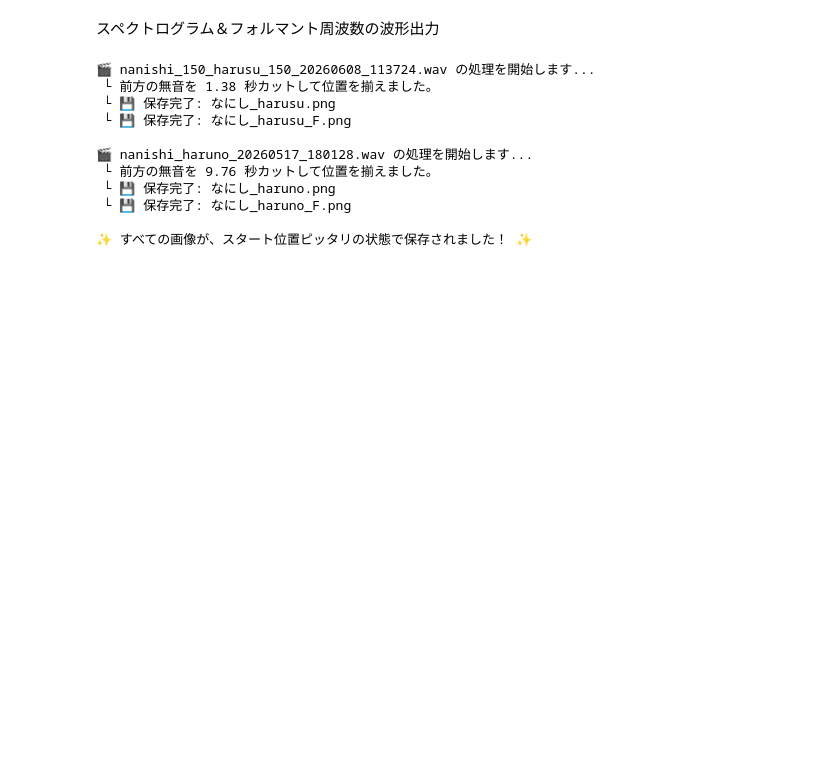
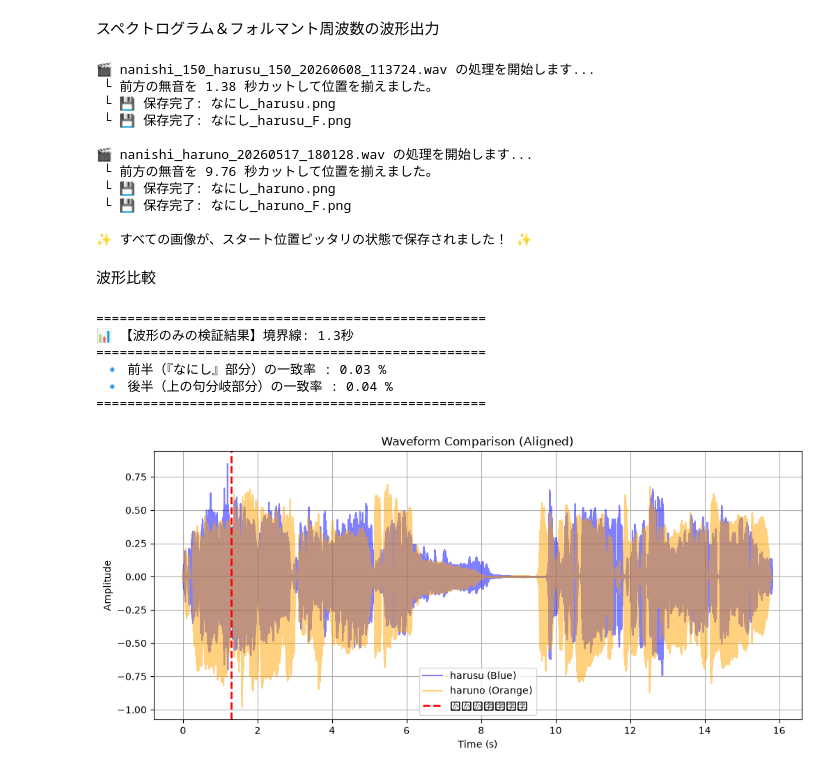
Before and after one commit to JM43-ym/karuta_vosk, a Jupyter notebook: wave_sound.ipynb, the cells around one changed output. Drawn from its saved outputs; the diff is of its cells as text; code cells hidden in the pictures; blank space fills up the shorter version.

```diff
--- a/wave_sound.ipynb
+++ b/wave_sound.ipynb
@@ -109,3 +109,82 @@ print("\n✨ すべての画像が、スタート位置ピッタリの状態で
  └ 💾 保存完了: なにし_haruno_F.png
 
 ✨ すべての画像が、スタート位置ピッタリの状態で保存されました！ ✨
+# %% [markdown]
+波形比較
+# %%
+import librosa
+import librosa.display
+import matplotlib.pyplot as plt
+import numpy as np
+
+# ==========================================
+# 1. 音声ファイルの指定と読み込み
+# ==========================================
+file_harusu = 'nanishi_150_harusu_150_20260608_113724.wav'
+file_haruno = 'nanishi_haruno_20260517_180128.wav'
+
+# モノラルで確実に読み込む
+y1, sr = librosa.load(file_harusu, sr=16000, mono=True)
+y2, _  = librosa.load(file_haruno, sr=16000, mono=True)
+
+# ==========================================
+# 2. 自動で頭合わせ（声が出た瞬間を0秒にする）
+# ==========================================
+w1_trimmed, index1 = librosa.effects.trim(y1, top_db=20)
+w2_trimmed, index2 = librosa.effects.trim(y2, top_db=20)
+
+# 2つの音声の長さを短い方に揃える（単純なカット）
+min_len = min(len(w1_trimmed), len(w2_trimmed))
+w1 = w1_trimmed[:min_len]
+w2 = w2_trimmed[:min_len]
+
+# ==========================================
+# 💡 3. 一致率（類似度）の計算
+# ==========================================
+# 「なにし」が終了する秒数をここで仮設定（グラフを見て後で調整します）
+border_time = 1.3
+idx_border = int(border_time * sr)
+
+def calc_wave_similarity(v1, v2):
+    # コサイン類似度：ベクトルの向き（波の形のパターンの似具合）を-100%〜100%で出す
+    n1, n2 = np.linalg.norm(v1), np.linalg.norm(v2)
+    if n1 == 0 or n2 == 0: return 0
+    return (np.dot(v1, v2) / (n1 * n2)) * 100
+
+sim_zenhan = calc_wave_similarity(w1[:idx_border], w2[:idx_border])
+sim_kouhan = calc_wave_similarity(w1[idx_border:], w2[idx_border:])
+
+print("==================================================")
+print(f"📊 【波形のみの検証結果】境界線: {border_time}秒")
+print("==================================================")
+print(f" 🔹 前半（『なにし』部分）の一致率 : {sim_zenhan:.2f} %")
+print(f" 🔹 後半（上の句分岐部分）の一致率 : {sim_kouhan:.2f} %")
+print("==================================================")
+
+# ==========================================
+# 📊 4. グラフを画面に出して目視確認
+# ==========================================
+plt.figure(figsize=(12, 5))
+times = np.linspace(0, min_len / sr, min_len)
+
+# 2つの波形を半透明（alpha=0.5）にして重ね合わせる
+plt.plot(times, w1, label='harusu (Blue)', color='blue', alpha=0.5)
+plt.plot(times, w2, label='haruno (Orange)', color='orange', alpha=0.5)
+
+# 境界線を赤い点線で引く
+plt.axvline(x=border_time, color='red', linestyle='--', linewidth=2, label='なにし終了位置')
+
+plt.title('Waveform Comparison (Aligned)')
+plt.xlabel('Time (s)')
+plt.ylabel('Amplitude')
+plt.legend()
+plt.grid(True)
+plt.show()
+# %% [output]
+==================================================
+📊 【波形のみの検証結果】境界線: 1.3秒
+==================================================
+ 🔹 前半（『なにし』部分）の一致率 : 0.03 %
+ 🔹 後半（上の句分岐部分）の一致率 : 0.04 %
+==================================================
+[figure, added]
```
Also changed, not shown: parts of 9 cells of this notebook, 1 other file.
